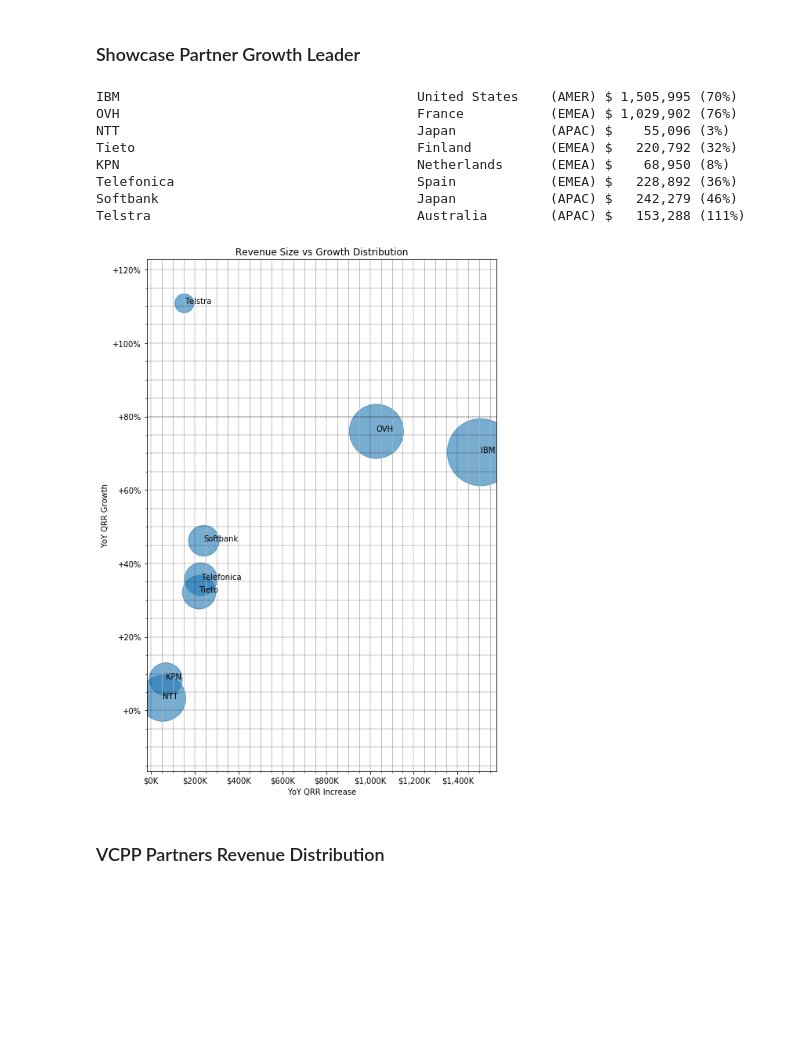
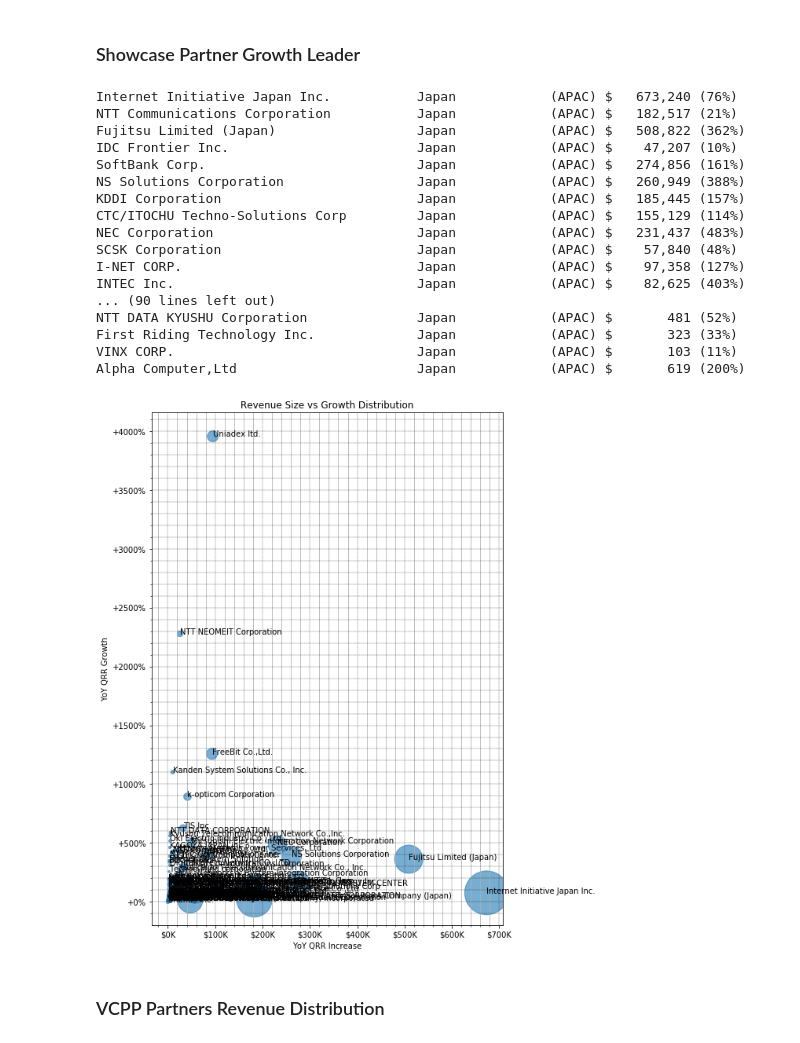
Before and after one commit to k1fukumoto/vcpp-data, a Jupyter notebook: report/GlobalUsagePoints.ipynb, the cells around one changed output. Saved outputs shown, nothing was run; the diff lists cells and outputs as text; code cells hidden in the pictures; blank space fills up the shorter version.

```diff
--- a/report/GlobalUsagePoints.ipynb
+++ b/report/GlobalUsagePoints.ipynb
@@ -13,8 +13,9 @@ import plot_helper as ph
 import data_helper as dh
 
 CSV_FILES = [
-    '../data/GlobalUsageReport_05-17-2018.csv'
-#    '../data/GlobalUsageReport_02-22-2018.csv'
+#    '../data/GlobalUsageReport 2018-05-17.csv',
+    '../data/GlobalUsageReport_02-22-2018.csv',
+    '../data/GlobalUsageReport_11-20-2018.csv'
 ]
 
 DF = dh.load_files(CSV_FILES)
@@ -51,6 +53,14 @@ YoY Quarterly Revenue Growth : +20%
 # %%
 DF.loc[DF['Service Provider'].str.match(r'.*Softlayer*'),'Partner Group Name'] = 'IBM'
 DF.loc[DF['Service Provider'].str.match(r'.*Softlayer*'),'Partner Status'] = 'Showcase'
+
+DF.loc[DF['Service Provider'].str.match(r'OVH*'),'Partner Group Name'] = 'OVH'
+DF.loc[DF['Service Provider'].str.match(r'OVH*'),'Partner Status'] = 'Showcase'
+
+DF.loc[DF['Partner Group Name'].str.match(r'Fujitsu*'),'Partner Group Name'] = 'Fujitsu'
+
+DF.loc[DF['Product Group'] == 'Bundle','Product Group'] = 'Bundle - SDDC'
+DF.loc[DF['Product Group'] == 'Horizon','Product Group'] = 'Bundle - Horizon'
 # %% [markdown]
 ### Showcase Partner Growth Trend
 # %%
@@ -176,20 +180,34 @@ plot_size_growth_by('Service Provider')
 # %%
 import size_vs_growth as sg
 
-sg.plot(DF[(DF['Partner Status']=='Showcase')],
+#sg.plot(DF[(DF['Partner Status']=='Showcase')],
+#    {'type':['NO_SLICE'],
+#     'min_rev_growth':200,
+#    'show_sp_name':200},group_key='Partner Group Name')
+
+sg.plot(DF[(DF['Country']=='Japan')],
     {'type':['NO_SLICE'],
-     'min_rev_growth':200,
-    'show_sp_name':200},group_key='Partner Group Name')
+     'min_rev_growth':100,
+    'show_sp_name':100},group_key='Service Provider')
 # %% [output]
-IBM                                      United States    (AMER) $ 1,505,995 (70%)
-OVH                                      France           (EMEA) $ 1,029,902 (76%)
-NTT                                      Japan            (APAC) $    55,096 (3%)
-Tieto                                    Finland          (EMEA) $   220,792 (32%)
-KPN                                      Netherlands      (EMEA) $    68,950 (8%)
-Telefonica                               Spain            (EMEA) $   228,892 (36%)
-Softbank                                 Japan            (APAC) $   242,279 (46%)
-Telstra                                  Australia        (APAC) $   153,288 (111%)
+Internet Initiative Japan Inc.           Japan            (APAC) $   673,240 (76%)
+NTT Communications Corporation           Japan            (APAC) $   182,517 (21%)
+Fujitsu Limited (Japan)                  Japan            (APAC) $   508,822 (362%)
+IDC Frontier Inc.                        Japan            (APAC) $    47,207 (10%)
+SoftBank Corp.                           Japan            (APAC) $   274,856 (161%)
+NS Solutions Corporation                 Japan            (APAC) $   260,949 (388%)
+KDDI Corporation                         Japan            (APAC) $   185,445 (157%)
+CTC/ITOCHU Techno-Solutions Corp         Japan            (APAC) $   155,129 (114%)
+NEC Corporation                          Japan            (APAC) $   231,437 (483%)
+SCSK Corporation                         Japan            (APAC) $    57,840 (48%)
+I-NET CORP.                              Japan            (APAC) $    97,358 (127%)
+INTEC Inc.                               Japan            (APAC) $    82,625 (403%)
+... (90 lines left out)
+NTT DATA KYUSHU Corporation              Japan            (APAC) $       481 (52%)
+First Riding Technology Inc.             Japan            (APAC) $       323 (33%)
+VINX CORP.                               Japan            (APAC) $       103 (11%)
+Alpha Computer,Ltd                       Japan            (APAC) $       619 (200%)
-[figure, old version]
+[figure, new version]
 # %% [markdown]
 ### VCPP Partners Revenue Distribution
 # %%
```
Also changed, not shown: parts of 16 cells of this notebook.
